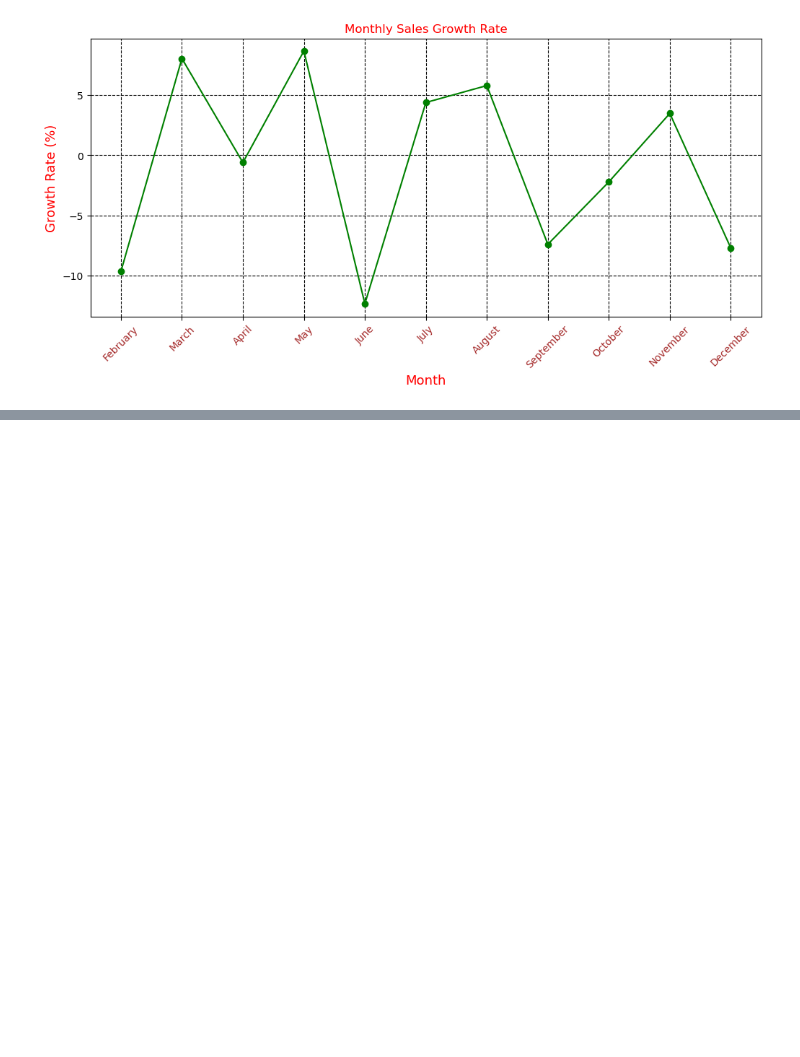
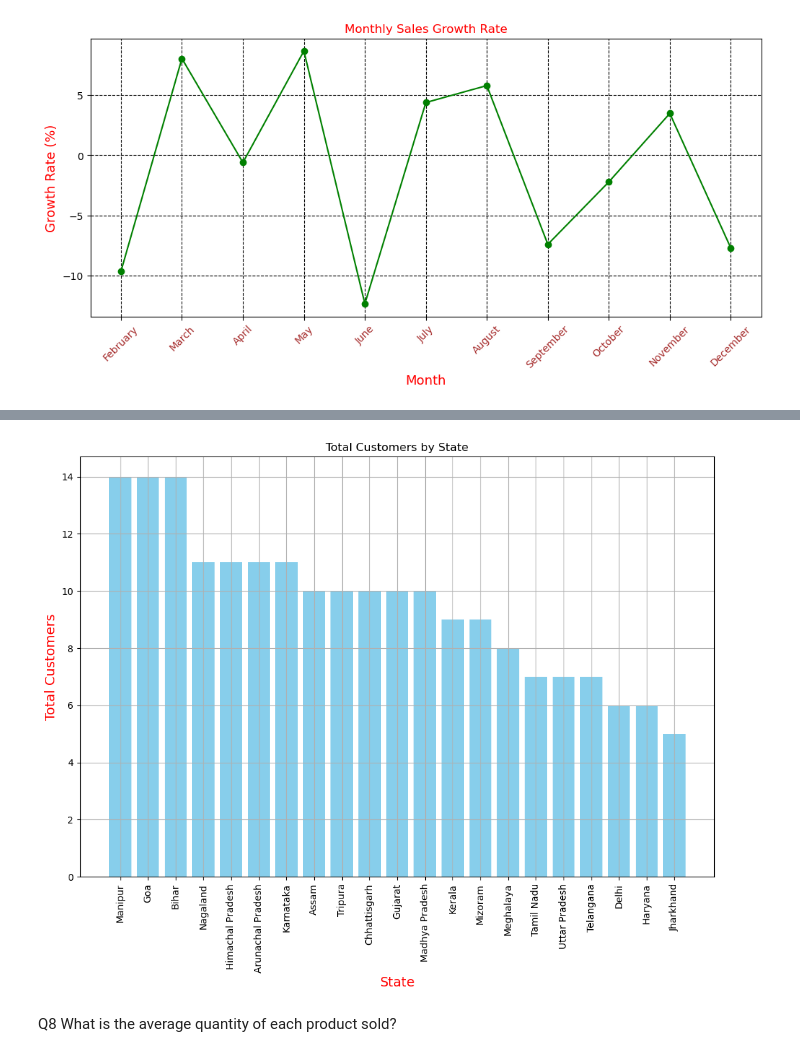
Before and after one commit to Yaashwant99/Ecommerce_analysis, a Jupyter notebook: swiftmarket.ipynb, the cells around one changed output, grey strips where cells are left out. Saved outputs shown, nothing was run; the diff lists cells and outputs as text; code cells hidden in the pictures; blank space fills up the shorter version.

```diff
--- a/swiftmarket.ipynb
+++ b/swiftmarket.ipynb
@@ -313,0 +423,9 @@ plt.show()
+# %%
+query = """select state,
+count(*) as total_customers
+from customers
+group by state
+order by total_customers desc;"""
+
+df = read_query(query)
+df
@@ -313,0 +450,15 @@ plt.show()
+# %%
+plt.figure(figsize=(12, 8))
+plt.bar(df['state'], df['total_customers'], color='skyblue')
+plt.title('Total Customers by State')
+plt.xlabel('State',color='red',fontsize=14)
+plt.ylabel('Total Customers',color='red',fontsize=14)
+plt.grid(True)
+
+plt.xticks(rotation=90)
+
+plt.show()
+# %% [output]
+[figure, added]
+# %% [markdown]
+Q8 What is the average quantity of each product sold?
```
Also changed, not shown: parts of 30 cells of this notebook.
